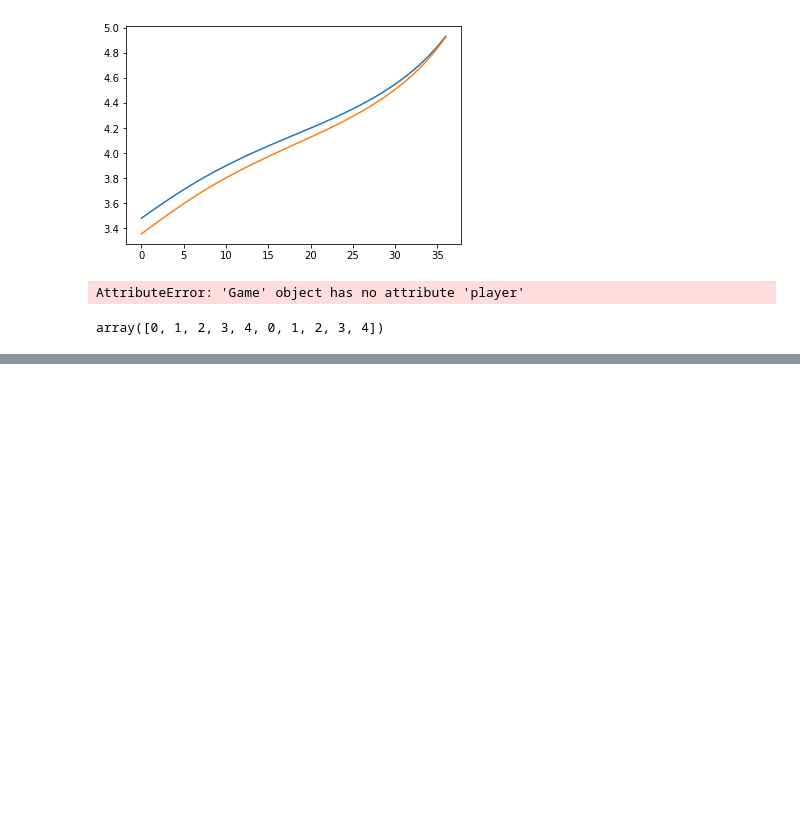
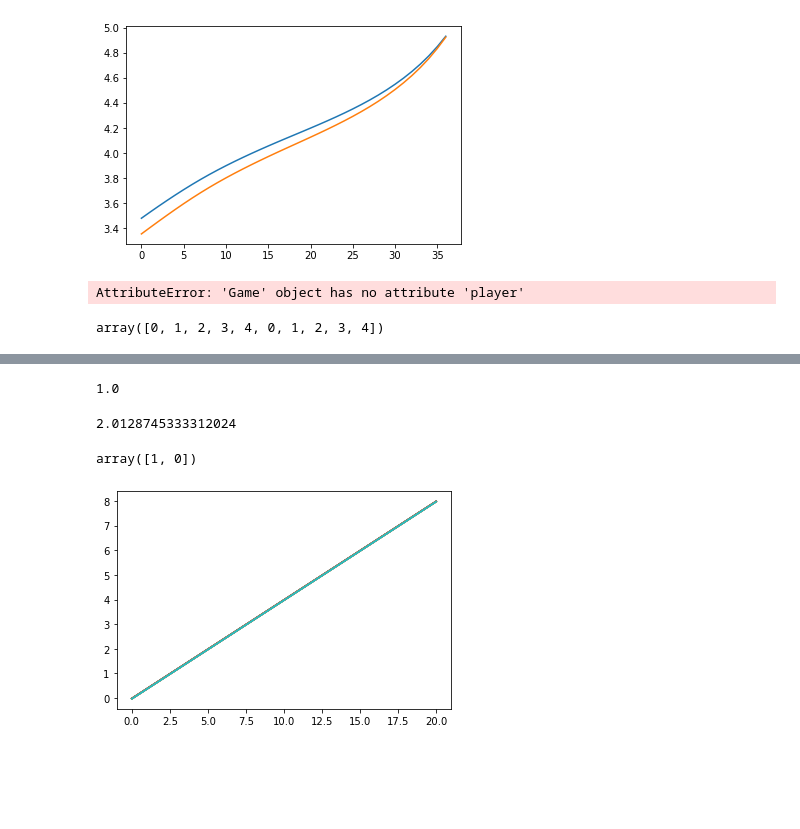
Before and after one commit to AnthonyCouthures/CO2-Game, a Jupyter notebook: brouillion.ipynb, the cells around one changed output, grey strips where cells are left out. Drawn from its saved outputs; the diff is of its cells as text; code cells hidden in the pictures; blank space fills up the shorter version.

```diff
--- a/brouillion.ipynb
+++ b/brouillion.ipynb
@@ -1546,0 +1574,63 @@ array([0, 1, 2, 3, 4, 0, 1, 2, 3, 4])
+# %%
+from models.geophysic_models import *
+from models.geophysic_models.constants import *
+
+temp = Temp_Discret_Geoffroy()
+
+temp.bdt
+# %% [output]
+1.0
+# %%
+temp.bt @ temp.dt * F_2XCO2 /np.log(2)
+# %% [output]
+2.0128745333312024
+# %%
+temp.bt
+# %% [output]
+array([1, 0])
+# %%
+from scipy.misc import derivative
+from parameters import *
+damage = damage_polynome([0,0,1])
+scm = Simple_Climate_Model(Carbon_JOOS(), Temp_Discret_Geoffroy())
+# %%
+def utility(action, temp):
+    return BENEFITS_CONVEX[0](20,10)(action) - damage(temp=temp + scm.five_years_atmospheric_temp(action+30))
+# %%
+import matplotlib.pyplot as plt
+x = np.linspace(0,20)
+for temp in temp_at:
+    plt.plot(x, [derivative(utility,x_, n=1,  order=5, args=[temp]) for x_ in x])
+
+plt.show()
+# %% [output]
+[figure, added]
+# %% [markdown]
+$\newcommand{\mat}[1]{\mathbf{#1}}$
+$\newcommand{\trans}{^{\mathrm{T}}}$
+$\newcommand{\emax}{e_{\max}}$
+$\newcommand{\anmax}{a_{n,\max}}$
+$\newcommand{\ammax}{a_{m,\max}}$
+$\newcommand{\ajmax}{a_{j,\max}}$
+$\newcommand{\unt}{u_{n,t}}$
+$\newcommand{\tildunt}{\Tilde{u}_{n,t}}$
+$\newcommand{\vecyt}{y_t} $
+$\newcommand{\vecytt}{y_{t+1}}$
+$\newcommand{\yt}{y_{1,t}}$
+$\newcommand{\ytt}{y_{1,t+1}}$
+$\newcommand{\Ansum}{A_{n,t}\left(\sum_{m=1,m\neq n}^Na_m\right)}$
+$\newcommand{\ansumam}{\left(a_n,\sum_{m=1,m\neq n}^Na_m\right)}$
+$\newcommand{\anT}{\Tilde{a}_n}$
+$\newcommand{\Ant}{A_{n,t}(a_{-n})}$
+
+
+$\newcommand{\Acal}{\mathcal{A}}$
+$\newcommand{\Ancal}{\mathcal{A}_n}$
+$\newcommand{\Amoinsncal}{\mathcal{A}_{-n}}$
+$\newcommand{\Ncal}{\mathcal{N}}$
+$\newcommand{\zAT}{z_{AT}} $
+$\newcommand{\zUP}{z_{UP}} $
+$\newcommand{\zLO}{z_{LO}} $
+$\newcommand{\yAT}{y_{AT}} $
+$\newcommand{\yLO}{y_{LO}} $
+$\newcommand{\Variable}{\left(a(t);x_t\right)} $
```
Also changed, not shown: parts of 22 cells of this notebook, 45 other files.
